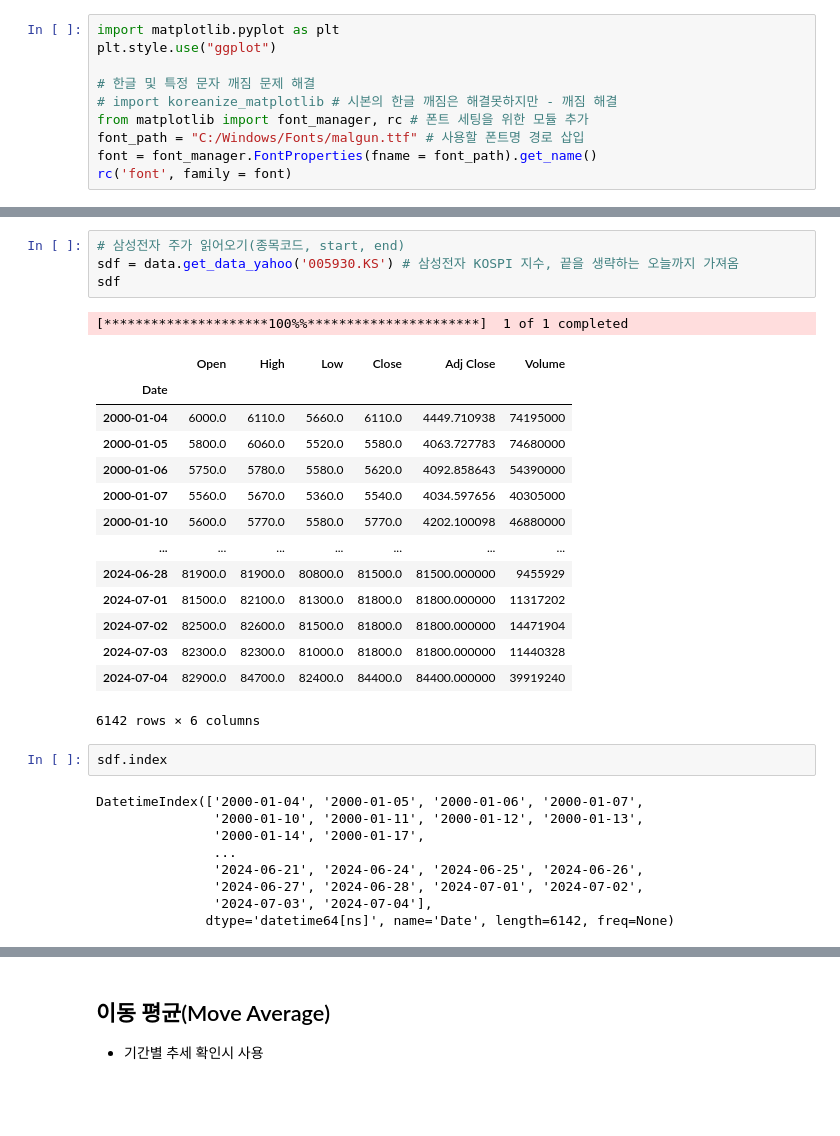
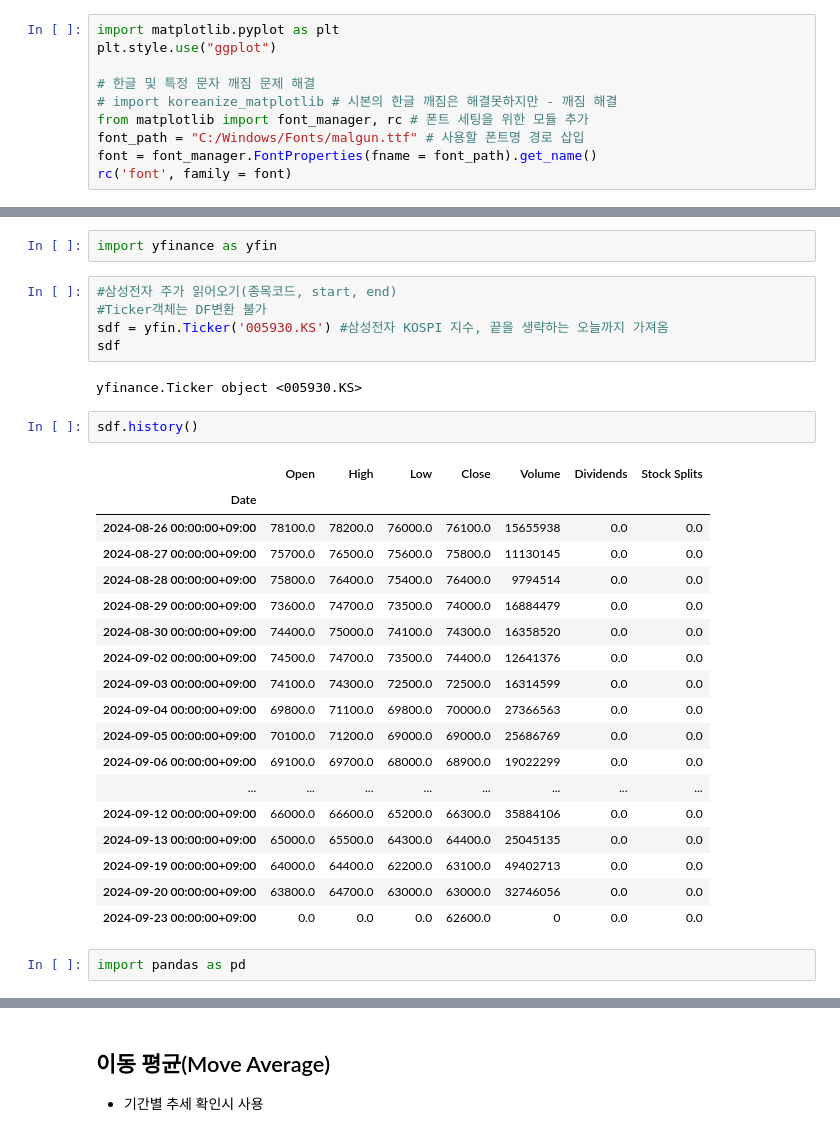
Before and after one commit to eunchae99/WASSUP4, a Jupyter notebook: 01_Python_Grammer/02_08_Pandas 시계열 자료 다루기.ipynb, the cells around one changed output, grey strips where cells are left out. Drawn from its saved outputs; the diff is of its cells as text; blank space fills up the shorter version.

```diff
--- a/01_Python_Grammer/02_08_Pandas 시계열 자료 다루기.ipynb
+++ b/01_Python_Grammer/02_08_Pandas 시계열 자료 다루기.ipynb
@@ -775,31 +729,32 @@ Type:      function
+# %%
+import yfinance as yfin
 # %%
-# 삼성전자 주가 읽어오기(종목코드, start, end)
-sdf = data.get_data_yahoo('005930.KS') # 삼성전자 KOSPI 지수, 끝을 생략하는 오늘까지 가져옴
+#삼성전자 주가 읽어오기(종목코드, start, end)
+#Ticker객체는 DF변환 불가
+sdf = yfin.Ticker('005930.KS') #삼성전자 KOSPI 지수, 끝을 생략하는 오늘까지 가져옴
 sdf
 # %% [output]
-[*********************100%%**********************]  1 of 1 completed
+yfinance.Ticker object <005930.KS>
-|  | Open | High | Low | Close | Adj Close | Volume |
-| Date |  |  |  |  |  |  |
-| 2000-01-04 | 6000.0 | 6110.0 | 5660.0 | 6110.0 | 4449.710938 | 74195000 |
-| 2000-01-05 | 5800.0 | 6060.0 | 5520.0 | 5580.0 | 4063.727783 | 74680000 |
-| 2000-01-06 | 5750.0 | 5780.0 | 5580.0 | 5620.0 | 4092.858643 | 54390000 |
-| 2000-01-07 | 5560.0 | 5670.0 | 5360.0 | 5540.0 | 4034.597656 | 40305000 |
-| 2000-01-10 | 5600.0 | 5770.0 | 5580.0 | 5770.0 | 4202.100098 | 46880000 |
-| ... | ... | ... | ... | ... | ... | ... |
-| 2024-06-28 | 81900.0 | 81900.0 | 80800.0 | 81500.0 | 81500.000000 | 9455929 |
-| 2024-07-01 | 81500.0 | 82100.0 | 81300.0 | 81800.0 | 81800.000000 | 11317202 |
-| 2024-07-02 | 82500.0 | 82600.0 | 81500.0 | 81800.0 | 81800.000000 | 14471904 |
-| 2024-07-03 | 82300.0 | 82300.0 | 81000.0 | 81800.0 | 81800.000000 | 11440328 |
-| 2024-07-04 | 82900.0 | 84700.0 | 82400.0 | 84400.0 | 84400.000000 | 39919240 |
-6142 rows × 6 columns
 # %%
-sdf.index
+sdf.history()
 # %% [output]
-DatetimeIndex(['2000-01-04', '2000-01-05', '2000-01-06', '2000-01-07',
-               '2000-01-10', '2000-01-11', '2000-01-12', '2000-01-13',
-               '2000-01-14', '2000-01-17',
-               ...
-               '2024-06-21', '2024-06-24', '2024-06-25', '2024-06-26',
-               '2024-06-27', '2024-06-28', '2024-07-01', '2024-07-02',
-               '2024-07-03', '2024-07-04'],
-              dtype='datetime64[ns]', name='Date', length=6142, freq=None)
+|  | Open | High | Low | Close | Volume | Dividends | Stock Splits |
+| Date |  |  |  |  |  |  |  |
+| 2024-08-26 00:00:00+09:00 | 78100.0 | 78200.0 | 76000.0 | 76100.0 | 15655938 | 0.0 | 0.0 |
+| 2024-08-27 00:00:00+09:00 | 75700.0 | 76500.0 | 75600.0 | 75800.0 | 11130145 | 0.0 | 0.0 |
+| 2024-08-28 00:00:00+09:00 | 75800.0 | 76400.0 | 75400.0 | 76400.0 | 9794514 | 0.0 | 0.0 |
+| 2024-08-29 00:00:00+09:00 | 73600.0 | 74700.0 | 73500.0 | 74000.0 | 16884479 | 0.0 | 0.0 |
+| 2024-08-30 00:00:00+09:00 | 74400.0 | 75000.0 | 74100.0 | 74300.0 | 16358520 | 0.0 | 0.0 |
+| 2024-09-02 00:00:00+09:00 | 74500.0 | 74700.0 | 73500.0 | 74400.0 | 12641376 | 0.0 | 0.0 |
+| 2024-09-03 00:00:00+09:00 | 74100.0 | 74300.0 | 72500.0 | 72500.0 | 16314599 | 0.0 | 0.0 |
+| 2024-09-04 00:00:00+09:00 | 69800.0 | 71100.0 | 69800.0 | 70000.0 | 27366563 | 0.0 | 0.0 |
+| 2024-09-05 00:00:00+09:00 | 70100.0 | 71200.0 | 69000.0 | 69000.0 | 25686769 | 0.0 | 0.0 |
+| 2024-09-06 00:00:00+09:00 | 69100.0 | 69700.0 | 68000.0 | 68900.0 | 19022299 | 0.0 | 0.0 |
+| ... | ... | ... | ... | ... | ... | ... | ... |
+| 2024-09-12 00:00:00+09:00 | 66000.0 | 66600.0 | 65200.0 | 66300.0 | 35884106 | 0.0 | 0.0 |
+| 2024-09-13 00:00:00+09:00 | 65000.0 | 65500.0 | 64300.0 | 64400.0 | 25045135 | 0.0 | 0.0 |
+| 2024-09-19 00:00:00+09:00 | 64000.0 | 64400.0 | 62200.0 | 63100.0 | 49402713 | 0.0 | 0.0 |
+| 2024-09-20 00:00:00+09:00 | 63800.0 | 64700.0 | 63000.0 | 63000.0 | 32746056 | 0.0 | 0.0 |
+| 2024-09-23 00:00:00+09:00 | 0.0 | 0.0 | 0.0 | 62600.0 | 0 | 0.0 | 0.0 |
+# %%
+import pandas as pd
```
Also changed, not shown: parts of 8 cells of this notebook, 1 other file.
